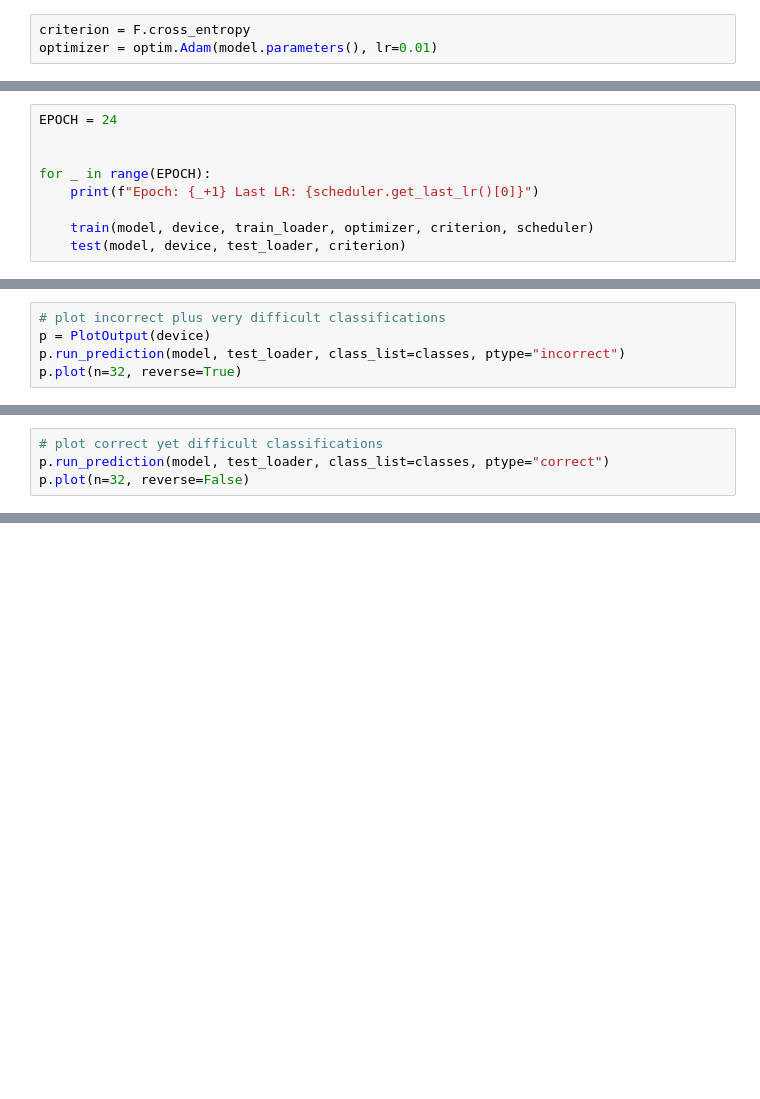
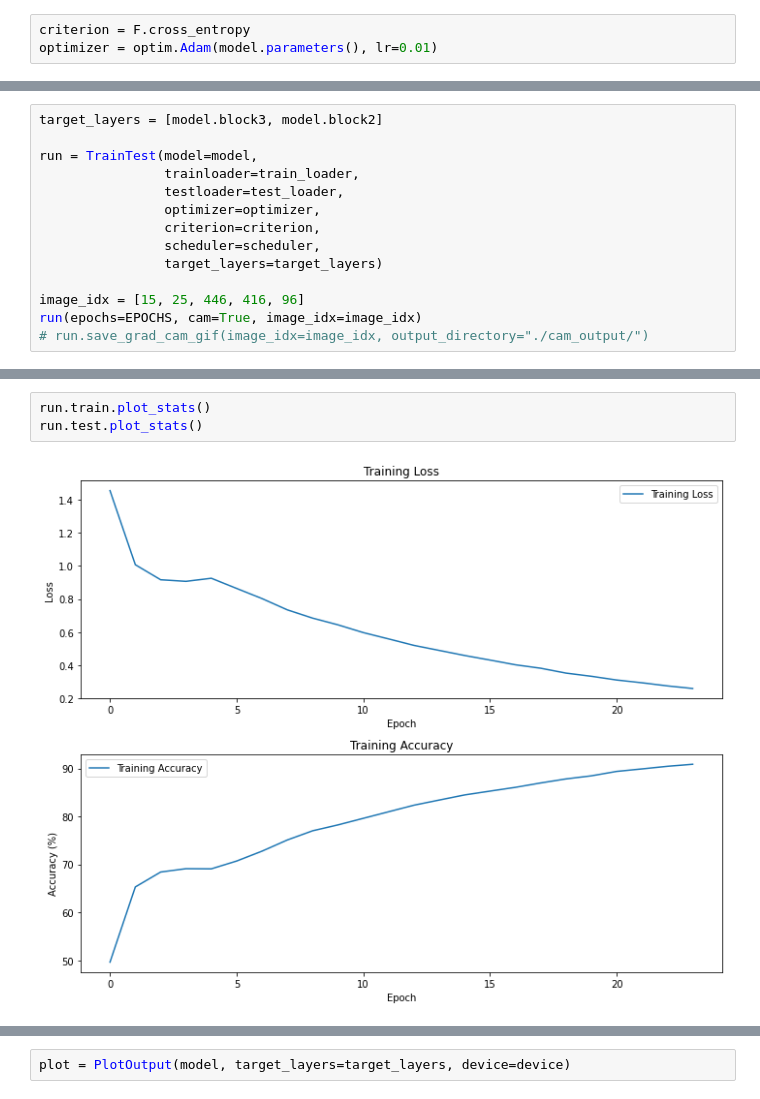
Before and after one commit to dawnik17/vision, a Jupyter notebook: examples/cifar10/david_page_91_accuracy_65_lac_params.ipynb, the cells around one changed output, grey strips where cells are left out. Cells and saved outputs as stored; diff of their text form; blank space fills up the shorter version.

```diff
--- a/examples/cifar10/david_page_91_accuracy_65_lac_params.ipynb
+++ b/examples/cifar10/david_page_91_accuracy_65_lac_params.ipynb
@@ -168,9 +154,0 @@ Suggested LR: 1.83E-02
-# %%
-EPOCH = 24
-
-
-for _ in range(EPOCH):
-    print(f"Epoch: {_+1} Last LR: {scheduler.get_last_lr()[0]}")
-
-    train(model, device, train_loader, optimizer, criterion, scheduler)
-    test(model, device, test_loader, criterion)
@@ -217,5 +154,0 @@ plot_stats()
-# %%
-# plot incorrect plus very difficult classifications
-p = PlotOutput(device)
-p.run_prediction(model, test_loader, class_list=classes, ptype="incorrect")
-p.plot(n=32, reverse=True)
@@ -224,4 +154,0 @@ p.plot(n=32, reverse=True)
-# %%
-# plot correct yet difficult classifications
-p.run_prediction(model, test_loader, class_list=classes, ptype="correct")
-p.plot(n=32, reverse=False)
@@ -229,0 +155,14 @@ p.plot(n=32, reverse=False)
+# %%
+target_layers = [model.block3, model.block2]
+
+run = TrainTest(model=model,
+                trainloader=train_loader,
+                testloader=test_loader,
+                optimizer=optimizer,
+                criterion=criterion,
+                scheduler=scheduler,
+                target_layers=target_layers)
+
+image_idx = [15, 25, 446, 416, 96]
+run(epochs=EPOCHS, cam=True, image_idx=image_idx)
+# run.save_grad_cam_gif(image_idx=image_idx, output_directory="./cam_output/")
@@ -229,0 +183,5 @@ p.plot(n=32, reverse=False)
+# %%
+run.train.plot_stats()
+run.test.plot_stats()
+# %% [output]
+[figure, added]
@@ -229,0 +189,2 @@ p.plot(n=32, reverse=False)
+# %%
+plot = PlotOutput(model, target_layers=target_layers, device=device)
```
Also changed, not shown: parts of 14 cells of this notebook, 3 other files.
